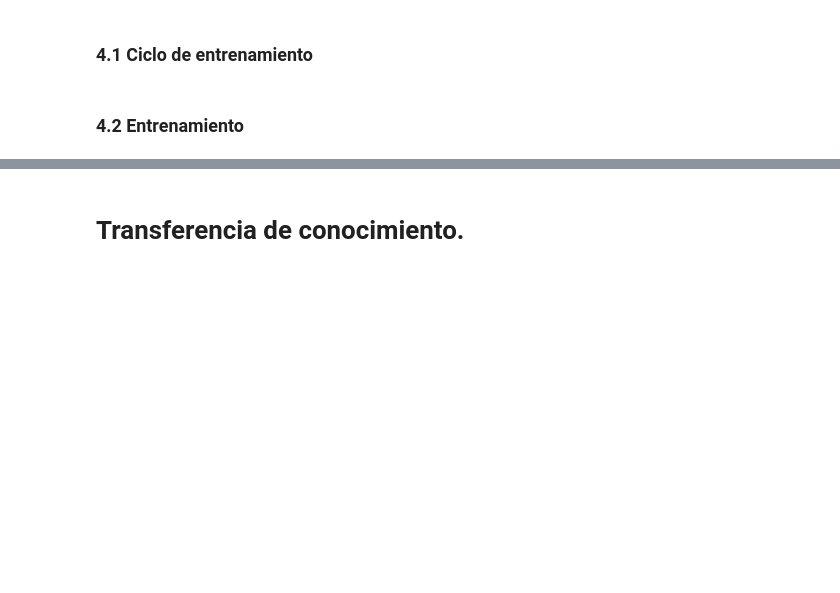
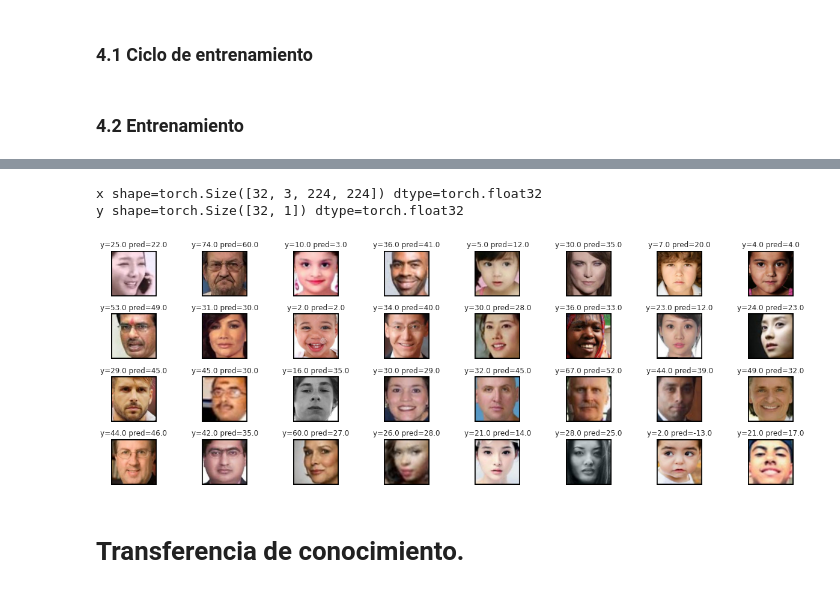
Before and after one commit to JorgeTonatiuh/aprendizaje_profundo_tarea_2, a Jupyter notebook: prediccion_edades.ipynb, the cells around one changed output, grey strips where cells are left out. Saved outputs shown, nothing was run; the diff lists cells and outputs as text; code cells hidden in the pictures; blank space fills up the shorter version.

```diff
--- a/prediccion_edades.ipynb
+++ b/prediccion_edades.ipynb
@@ -442,7 +454,7 @@ y shape=torch.Size([32, 1]) dtype=torch.float32
 # %%
 class ConvNextBlock(nn.Module):
 
-    def __init__(self, in_channels, out_channels, ln):
+    def __init__(self, in_channels, out_channels, ln_dim):
         super(ConvNextBlock, self).__init__()
         out_channels1, out_channels2 = out_channels
 
@@ -455,7 +467,7 @@ class ConvNextBlock(nn.Module):
                       kernel_size=3, padding=1),
 
             # [N, O1, H, W]
-            nn.LayerNorm(round(224/ln)),
+            nn.LayerNorm(ln_dim),
 
             # conv2
             # [N, O1, H, W] => [N, O2, H, W]
@@ -648,3 +686,16 @@ plt.show()
+# %%
+x, y = next(iter(val_dl))
+y_lgts = model(x)
+y_pred = torch.round(y_lgts)
+
+print(f'x shape={x.shape} dtype={x.dtype}')
+print(f'y shape={y.shape} dtype={y.dtype}')
+titles = [f'y={l.item()} pred={y_pred[i].item()}' for i,l in enumerate(y)]
+display_batch(x, titles, ROWS, COLS,figsize=(17, 6))
+# %% [output]
+x shape=torch.Size([32, 3, 224, 224]) dtype=torch.float32
+y shape=torch.Size([32, 1]) dtype=torch.float32
+[figure, added]
 # %% [markdown]
 # Transferencia de conocimiento.
 # %% [markdown]
```
Also changed, not shown: parts of 35 cells of this notebook.
